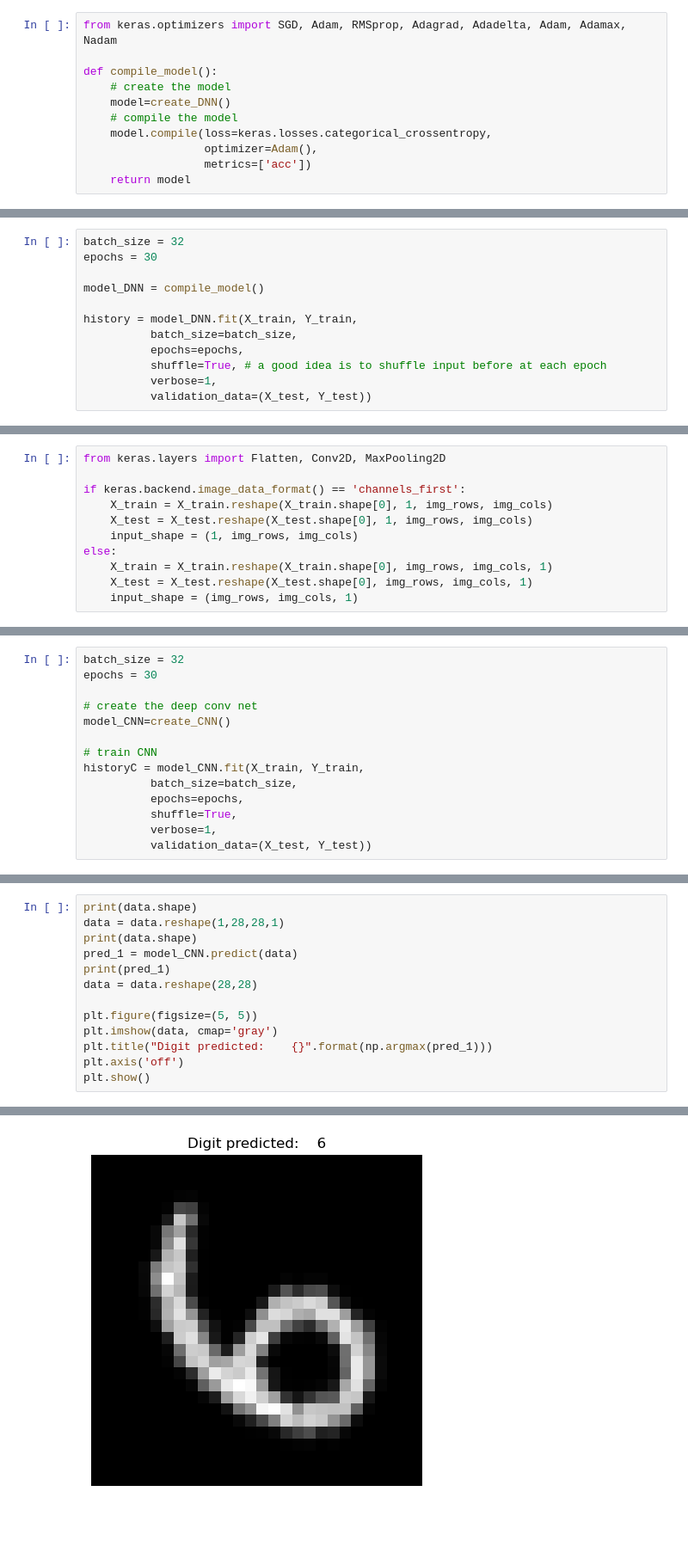
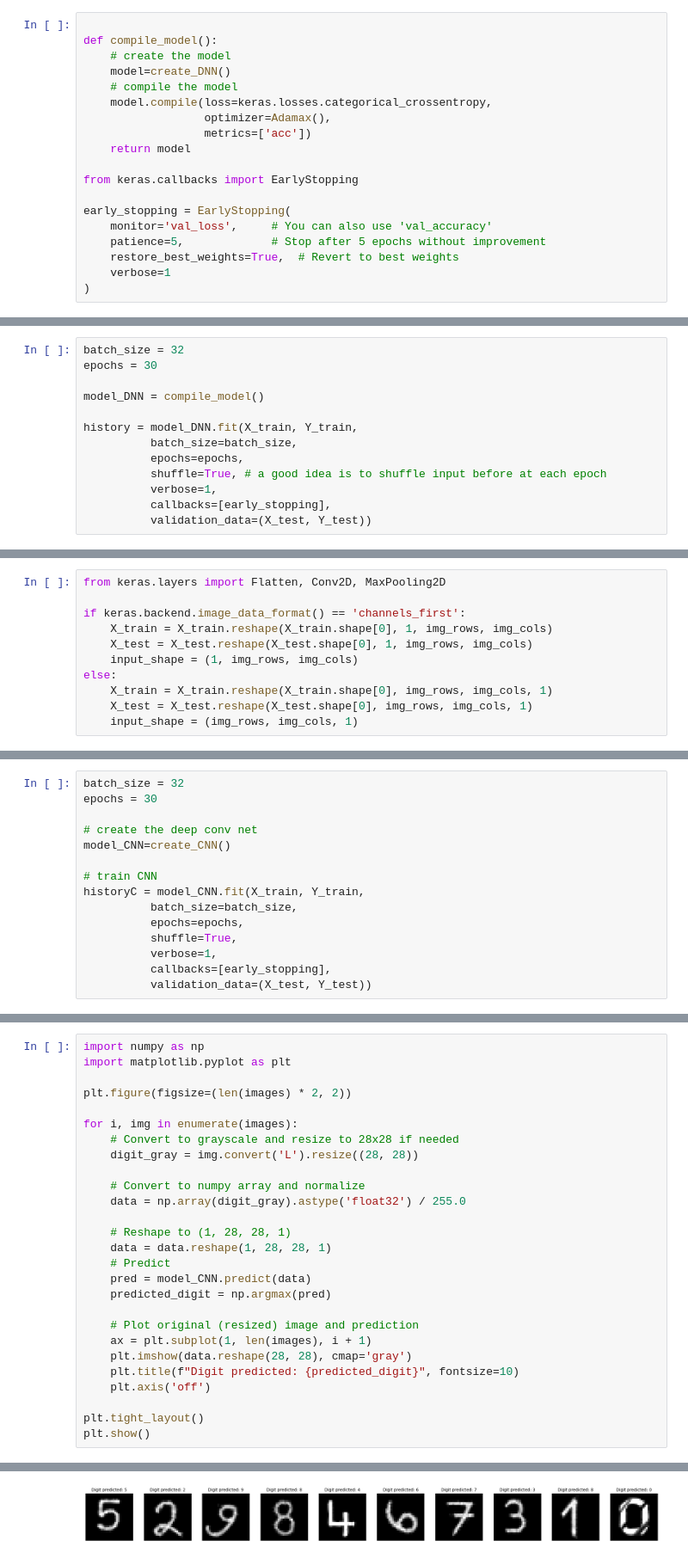
Before and after one commit to mattianasi/Numerical_simulation_laboratory, a Jupyter notebook: Lezione 12/Ex12.ipynb, the cells around one changed output, grey strips where cells are left out. Shown at 86% size. Saved outputs shown, nothing was run; the diff lists cells and outputs as text; blank space fills up the shorter version.

Commit message:
Only final check needed

```diff
--- a/Lezione 12/Ex12.ipynb
+++ b/Lezione 12/Ex12.ipynb
@@ -49,11 +141,19 @@ def create_DNN():
 # %%
-from keras.optimizers import SGD, Adam, RMSprop, Adagrad, Adadelta, Adam, Adamax, Nadam
 
 def compile_model():
     # create the model
     model=create_DNN()
     # compile the model
     model.compile(loss=keras.losses.categorical_crossentropy,
-                  optimizer=Adam(),
+                  optimizer=Adamax(),
                   metrics=['acc'])
     return model
+
+from keras.callbacks import EarlyStopping
+
+early_stopping = EarlyStopping(
+    monitor='val_loss',     # You can also use 'val_accuracy'
+    patience=5,             # Stop after 5 epochs without improvement
+    restore_best_weights=True,  # Revert to best weights
+    verbose=1
+)
@@ -70,6 +168,7 @@ history = model_DNN.fit(X_train, Y_train,
           epochs=epochs,
           shuffle=True, # a good idea is to shuffle input before at each epoch
           verbose=1,
+          callbacks=[early_stopping],
           validation_data=(X_test, Y_test))
 # %% [output]
 Epoch 1/30
@@ -200,6 +310,7 @@ historyC = model_CNN.fit(X_train, Y_train,
           epochs=epochs,
           shuffle=True,
           verbose=1,
+          callbacks=[early_stopping],
           validation_data=(X_test, Y_test))
 # %% [output]
 Epoch 1/30
@@ -317,14 +455,28 @@ plt.show()
 # %%
-print(data.shape)
-data = data.reshape(1,28,28,1)
-print(data.shape)
-pred_1 = model_CNN.predict(data)
-print(pred_1)
-data = data.reshape(28,28)
+import numpy as np
+import matplotlib.pyplot as plt
 
-plt.figure(figsize=(5, 5))
-plt.imshow(data, cmap='gray')
-plt.title("Digit predicted:    {}".format(np.argmax(pred_1)))
-plt.axis('off')
+plt.figure(figsize=(len(images) * 2, 2))
+
+for i, img in enumerate(images):
+    # Convert to grayscale and resize to 28x28 if needed
+    digit_gray = img.convert('L').resize((28, 28))
+
+    # Convert to numpy array and normalize
+    data = np.array(digit_gray).astype('float32') / 255.0
+
+    # Reshape to (1, 28, 28, 1)
+    data = data.reshape(1, 28, 28, 1)
+    # Predict
+    pred = model_CNN.predict(data)
+    predicted_digit = np.argmax(pred)
+
+    # Plot original (resized) image and prediction
+    ax = plt.subplot(1, len(images), i + 1)
+    plt.imshow(data.reshape(28, 28), cmap='gray')
+    plt.title(f"Digit predicted: {predicted_digit}", fontsize=10)
+    plt.axis('off')
+
+plt.tight_layout()
 plt.show()
 # %% [output]
@@ -336 +493 @@ plt.show()
-[figure, old version]
+[figure, new version]
```
Also changed, not shown: parts of 23 cells of this notebook, 17 other files.
